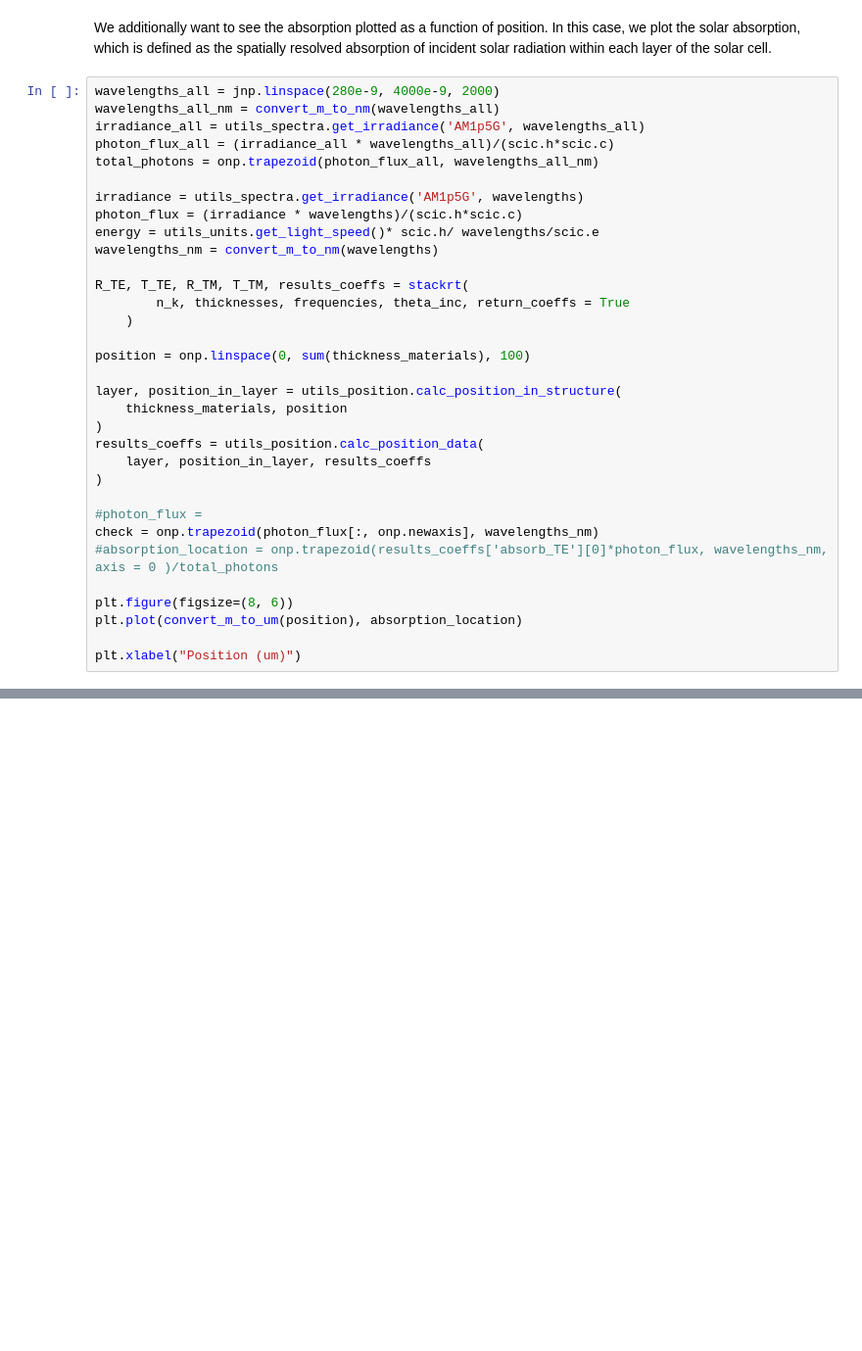
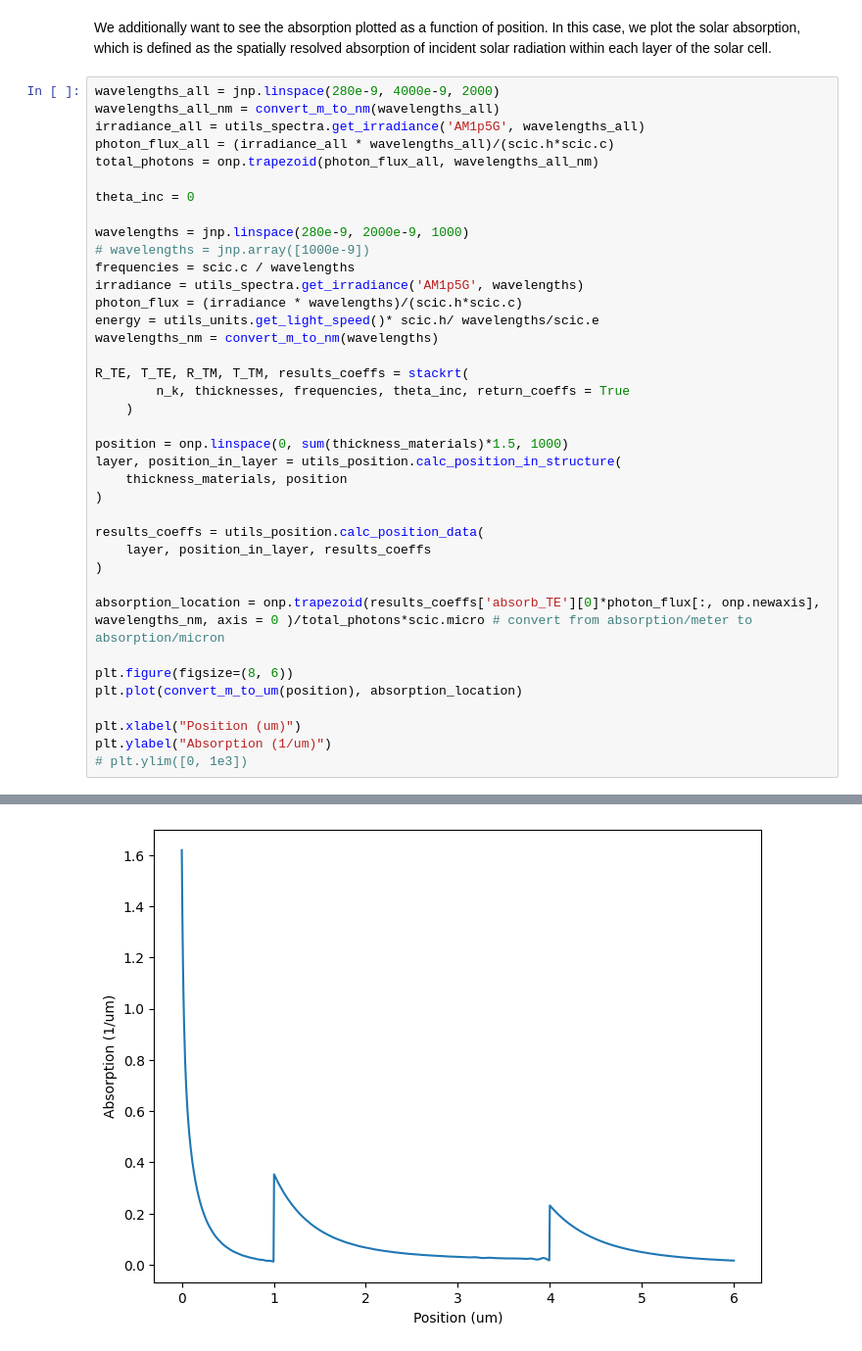
Before and after one commit to JaxLayerLumos/JaxLayerLumos, a Jupyter notebook: examples/simulate_triple_junction_solar_cell.ipynb, the cells around one changed output, grey strips where cells are left out. Shown at 98% size. Drawn from its saved outputs; the diff is of its cells as text; blank space fills up the shorter version.

```diff
--- a/examples/simulate_triple_junction_solar_cell.ipynb
+++ b/examples/simulate_triple_junction_solar_cell.ipynb
@@ -78,6 +78,11 @@ irradiance_all = utils_spectra.get_irradiance('AM1p5G', wavelengths_all)
 photon_flux_all = (irradiance_all * wavelengths_all)/(scic.h*scic.c)
 total_photons = onp.trapezoid(photon_flux_all, wavelengths_all_nm)
 
+theta_inc = 0
+
+wavelengths = jnp.linspace(280e-9, 2000e-9, 1000)
+# wavelengths = jnp.array([1000e-9])
+frequencies = scic.c / wavelengths
 irradiance = utils_spectra.get_irradiance('AM1p5G', wavelengths)
 photon_flux = (irradiance * wavelengths)/(scic.h*scic.c)
 energy = utils_units.get_light_speed()* scic.h/ wavelengths/scic.e
@@ -87,21 +92,21 @@ R_TE, T_TE, R_TM, T_TM, results_coeffs = stackrt(
         n_k, thicknesses, frequencies, theta_inc, return_coeffs = True
     )
 
-position = onp.linspace(0, sum(thickness_materials), 100)
-
+position = onp.linspace(0, sum(thickness_materials)*1.5, 1000)
 layer, position_in_layer = utils_position.calc_position_in_structure(
     thickness_materials, position
 )
+
 results_coeffs = utils_position.calc_position_data(
     layer, position_in_layer, results_coeffs
 )
 
-#photon_flux =
-check = onp.trapezoid(photon_flux[:, onp.newaxis], wavelengths_nm)
-#absorption_location = onp.trapezoid(results_coeffs['absorb_TE'][0]*photon_flux, wavelengths_nm, axis = 0 )/total_photons
+absorption_location = onp.trapezoid(results_coeffs['absorb_TE'][0]*photon_flux[:, onp.newaxis], wavelengths_nm, axis = 0 )/total_photons*scic.micro # convert from absorption/meter to absorption/micron
 
 plt.figure(figsize=(8, 6))
 plt.plot(convert_m_to_um(position), absorption_location)
 
 plt.xlabel("Position (um)")
+plt.ylabel("Absorption (1/um)")
+# plt.ylim([0, 1e3])
 # %% [output]
@@ -108,0 +114 @@ ValueError: operands could not be broadcast together with shapes (1,999) (1000,0
+[figure, added]
```
Also changed, not shown: parts of 5 cells of this notebook, 1 other file.
